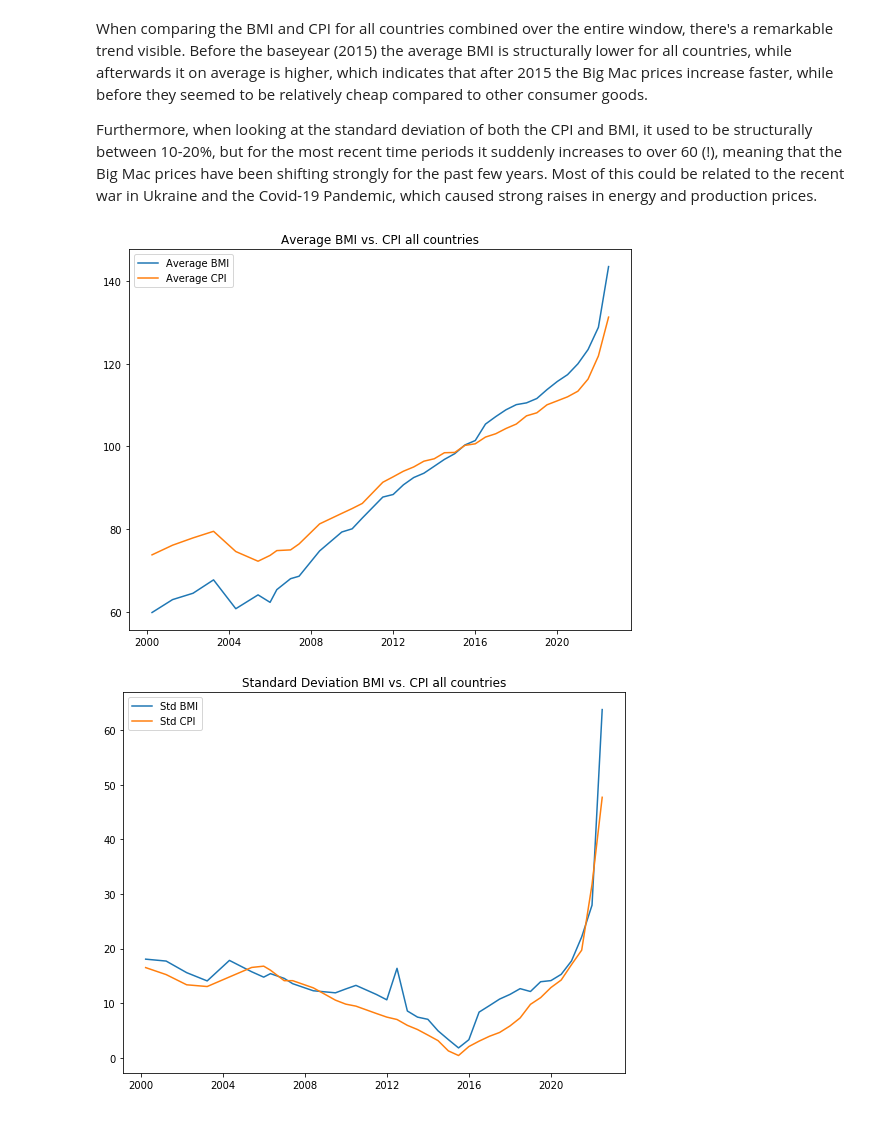
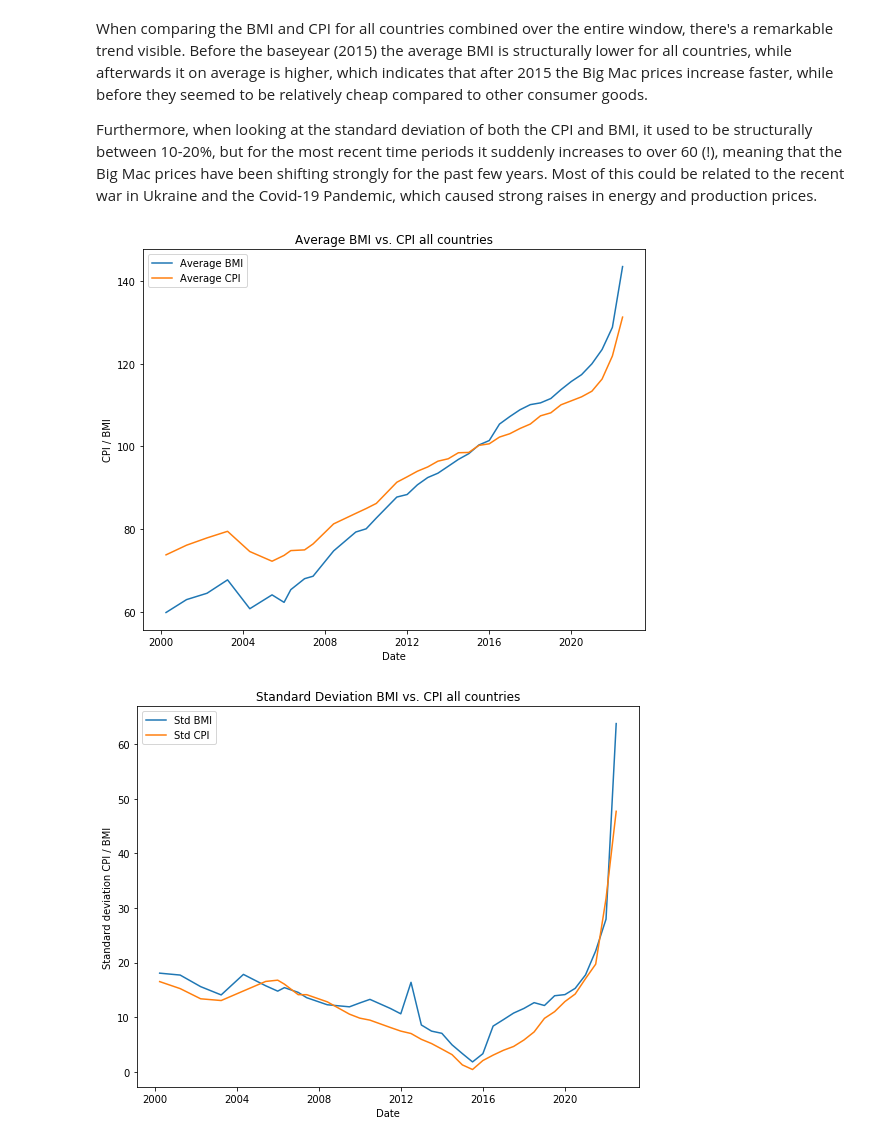
Before and after one commit to jmmsmulders/BigMacIndex, a Jupyter notebook: BigMacPrices - Analyses.ipynb, the cells around one changed output. Saved outputs shown, nothing was run; the diff lists cells and outputs as text; code cells hidden in the pictures.

```diff
--- a/BigMacPrices - Analyses.ipynb
+++ b/BigMacPrices - Analyses.ipynb
@@ -456,22 +455,26 @@ df_grouped = df_cpi[['bmi_idx2015', 'CPI_IDX2015', 'date']].groupby('date').aggr
 
 fig, ax = plt.subplots(figsize=(9,7))
 plt.title('Average BMI vs. CPI all countries')
+plt.xlabel("Date")
+plt.ylabel("CPI / BMI")
 plt.plot(df_grouped)
 plt.legend(['Average BMI', 'Average CPI'])
 plt.show()
 # %% [output]
-[figure, old version]
+[figure, new version]
 # %%
 # Check which countries are on average over/undervalued based on the BigMacPrice
 df_grouped = df_cpi[['bmi_idx2015', 'CPI_IDX2015', 'date']].groupby('date').aggregate([np.std])
 
 fig, ax = plt.subplots(figsize=(9,7))
 plt.title('Standard Deviation BMI vs. CPI all countries')
+plt.xlabel("Date")
+plt.ylabel("Standard deviation CPI / BMI")
 plt.plot(df_grouped)
 plt.legend(['Std BMI', 'Std CPI'])
 plt.show()
 # %% [output]
-[figure, old version]
+[figure, new version]
 # %% [markdown]
 # Conclusion
 
```
Also changed, not shown: parts of 18 cells of this notebook.
